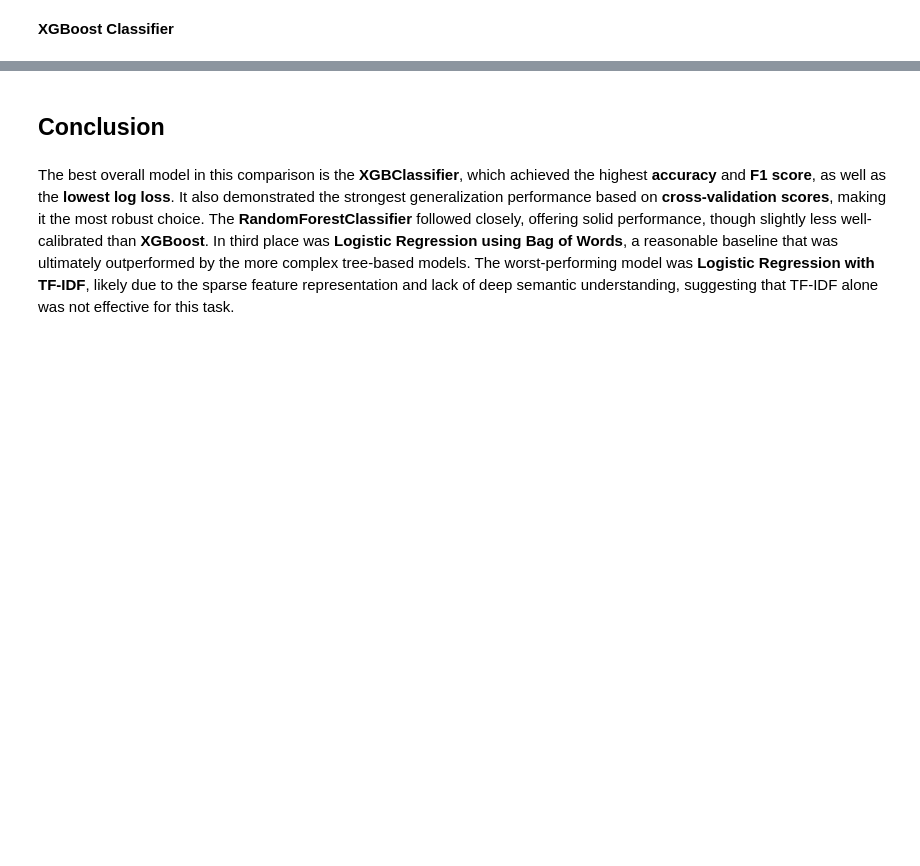
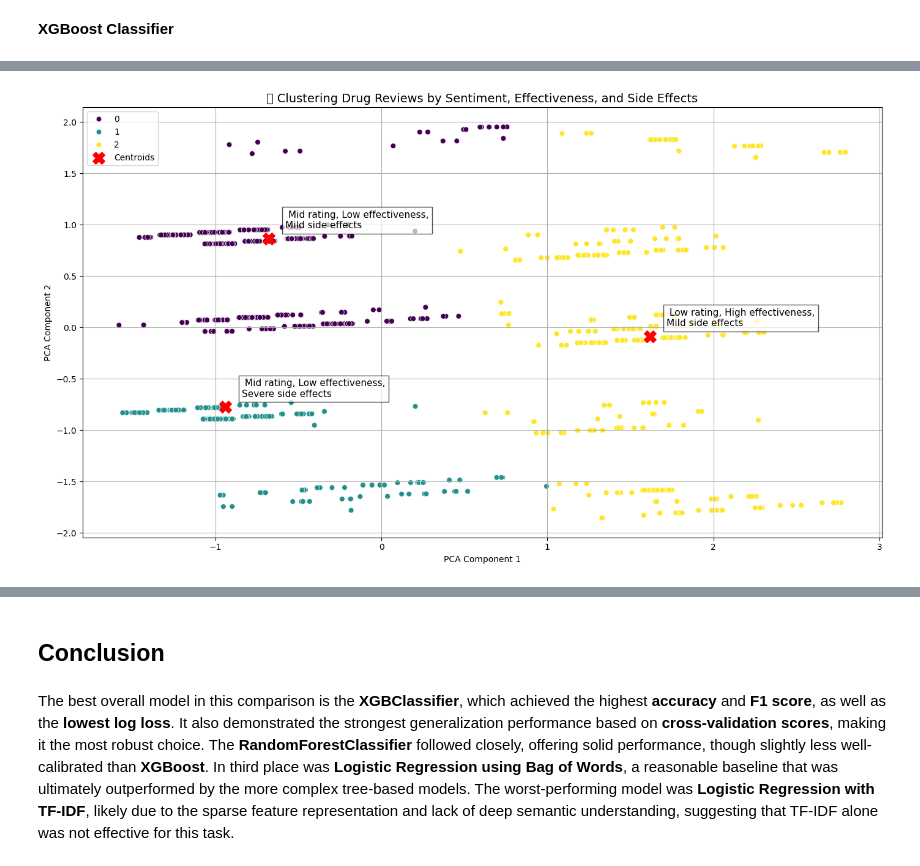
Before and after one commit to clappy203/AAI_501_Project, a Jupyter notebook: CleanCode.ipynb, the cells around one changed output, grey strips where cells are left out. Cells and saved outputs as stored; diff of their text form; code cells hidden in the pictures; blank space fills up the shorter version.

```diff
--- a/CleanCode.ipynb
+++ b/CleanCode.ipynb
@@ -1043,0 +1065,64 @@ model_df.sort_values(by=['Accuracy Score', 'CV Score'], ascending=[False, False]
+# %%
+from sklearn.cluster import KMeans
+from sklearn.decomposition import PCA
+
+warnings.filterwarnings("ignore") # removes filterwarnings from code output
+
+# Features relevant to hypothesis
+clustering_features = result[['compound', 'rating', 'effectiveness', 'sideEffects']].copy()
+
+# KMeans clustering
+kmeans = KMeans(n_clusters=3, random_state=42)
+result['cluster'] = kmeans.fit_predict(clustering_features)
+
+# Reduce dimensions for visualization
+pca = PCA(n_components=2)
+pca_result = pca.fit_transform(clustering_features)
+result['pca1'] = pca_result[:, 0]
+result['pca2'] = pca_result[:, 1]
+
+# PCA result and clusters already computed
+pca_df = pd.DataFrame(pca_result, columns=['PCA1', 'PCA2'])
+pca_df['Cluster'] = result['cluster']
+
+# Get cluster centroids (reduced to 2D)
+centroids_2d = PCA(n_components=2).fit_transform(kmeans.cluster_centers_)
+
+# Plot with annotations
+plt.figure(figsize=(14, 8))
+sns.scatterplot(data=pca_df, x='PCA1', y='PCA2', hue='Cluster', palette='viridis', s=40)
+
+# Plot centroids
+plt.scatter(centroids_2d[:, 0], centroids_2d[:, 1],
+            marker='X', s=200, c='red', label='Centroids')
+
+# Add custom annotations based on your earlier cluster analysis
+annotations = {
+    0: " Mid rating, Low effectiveness,\nMild side effects",
+    1: " Mid rating, Low effectiveness,\nSevere side effects",
+    2: " Low rating, High effectiveness,\nMild side effects"
+}
+
+for cluster_id, label in annotations.items():
+    x, y = centroids_2d[cluster_id]
+    plt.text(x + 0.1, y + 0.1, label, fontsize=11, bbox=dict(facecolor='white', alpha=0.7))
+
+plt.title('🔍 Clustering Drug Reviews by Sentiment, Effectiveness, and Side Effects', fontsize=14)
+plt.xlabel('PCA Component 1')
+plt.ylabel('PCA Component 2')
+plt.legend()
+plt.grid(True)
+plt.tight_layout()
+plt.show()
+
+
+# print cluster results
+for cluster in sorted(result['cluster'].unique()):
+    cluster_data = result[result['cluster'] == cluster]
+    print(f"\nCluster {cluster}:")
+    print(f"Avg Compound Sentiment: {cluster_data['compound'].mean():.2f}")
+    print(f"Avg Rating: {cluster_data['rating'].mean():.2f}")
+    print(f"Avg Effectiveness: {cluster_data['effectiveness'].mean():.2f}")
+    print(f"Avg Side Effects Severity: {cluster_data['sideEffects'].mean():.2f}")
+# %% [output]
+[figure, added]
```
Also changed, not shown: parts of 23 cells of this notebook.
